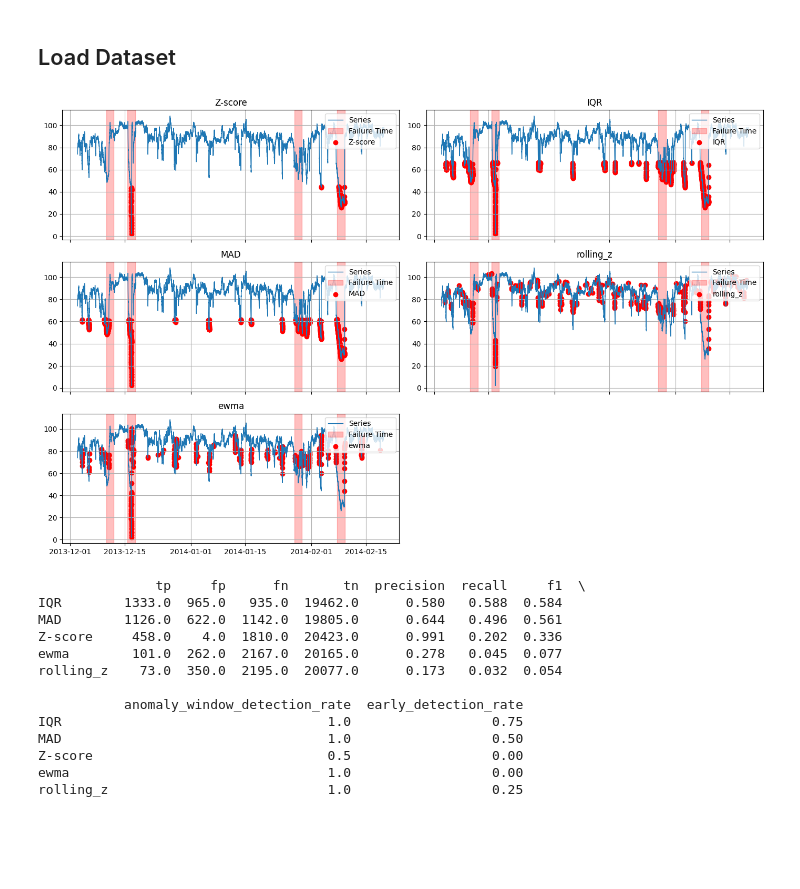
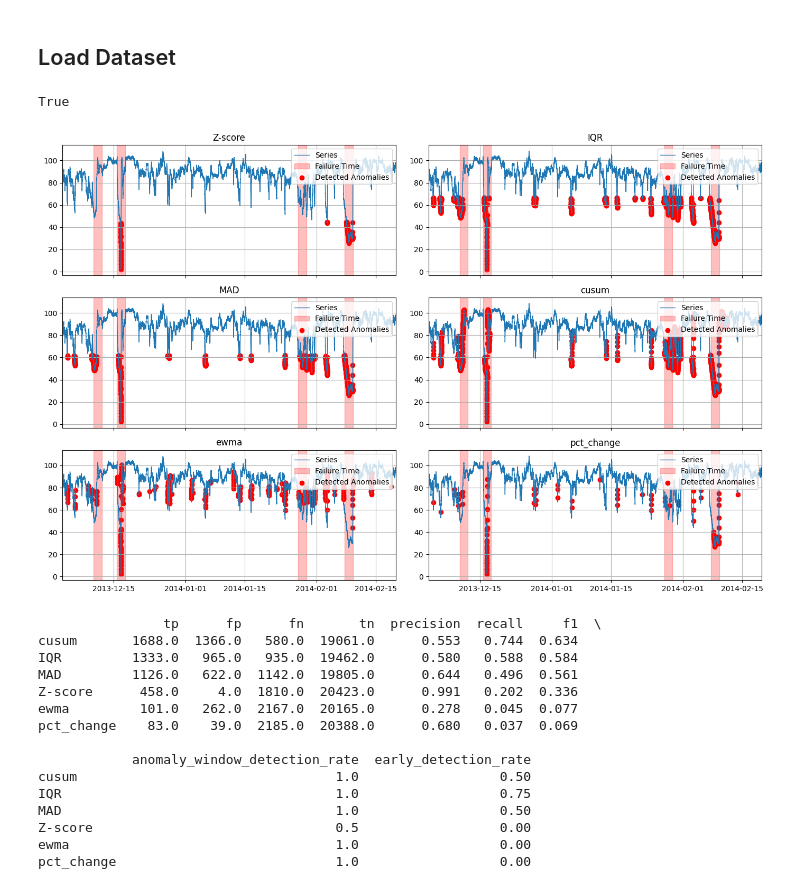
Before and after one commit to hjalalin/nab-anomaly-detection, a Jupyter notebook: notebooks/machine_temperature/02_statistical_methods.ipynb, the cells around one changed output. Saved outputs shown, nothing was run; the diff lists cells and outputs as text; code cells hidden in the pictures; blank space fills up the shorter version.

Commit message:
statistical detectors updated with new methods

```diff
--- a/notebooks/machine_temperature/02_statistical_methods.ipynb
+++ b/notebooks/machine_temperature/02_statistical_methods.ipynb
@@ -56,12 +43,13 @@ config = adapt_config(DEFAULTS)
 dfs, merged, failure_windows= load_dataset("machine_temperature")
 df = dfs[0]
 # %%
-results = run_detectors(df, "machine_temperature_system_failure", config)
+results = run_detectors(df, "machine_temperature_system_failure", DEFAULTS)
 methods_preds = {name: res["mask"].astype(int) if "mask" in res else None
                  for name,res in results["per_method"].items()}
-plot_methods_subplots(df, methods_preds, value_col="machine_temperature_system_failure", windows=failure_windows)
+plot_methods_subplots(df, methods_preds, offest = 0, value_col="machine_temperature_system_failure", windows=failure_windows)
 # %% [output]
+True
-[figure, old version]
+[figure, new version]
 # %%
 eval_results = {}
 for name, res in results["per_method"].items():
@@ -70,16 +58,18 @@ for name, res in results["per_method"].items():
 
 print(pd.DataFrame(eval_results).T.round(3).sort_values('f1', ascending=False))
 # %% [output]
-               tp     fp      fn       tn  precision  recall     f1  \
-IQR        1333.0  965.0   935.0  19462.0      0.580   0.588  0.584
-MAD        1126.0  622.0  1142.0  19805.0      0.644   0.496  0.561
-Z-score     458.0    4.0  1810.0  20423.0      0.991   0.202  0.336
-ewma        101.0  262.0  2167.0  20165.0      0.278   0.045  0.077
-rolling_z    73.0  350.0  2195.0  20077.0      0.173   0.032  0.054
+                tp      fp      fn       tn  precision  recall     f1  \
+cusum       1688.0  1366.0   580.0  19061.0      0.553   0.744  0.634
+IQR         1333.0   965.0   935.0  19462.0      0.580   0.588  0.584
+MAD         1126.0   622.0  1142.0  19805.0      0.644   0.496  0.561
+Z-score      458.0     4.0  1810.0  20423.0      0.991   0.202  0.336
+ewma         101.0   262.0  2167.0  20165.0      0.278   0.045  0.077
+pct_change    83.0    39.0  2185.0  20388.0      0.680   0.037  0.069
 
-           anomaly_window_detection_rate  early_detection_rate
-IQR                                  1.0                  0.75
-MAD                                  1.0                  0.50
-Z-score                              0.5                  0.00
-ewma                                 1.0                  0.00
-rolling_z                            1.0                  0.25
+            anomaly_window_detection_rate  early_detection_rate
+cusum                                 1.0                  0.50
+IQR                                   1.0                  0.75
+MAD                                   1.0                  0.50
+Z-score                               0.5                  0.00
+ewma                                  1.0                  0.00
+pct_change                            1.0                  0.00
```
Also changed, not shown: parts of 4 cells of this notebook.
